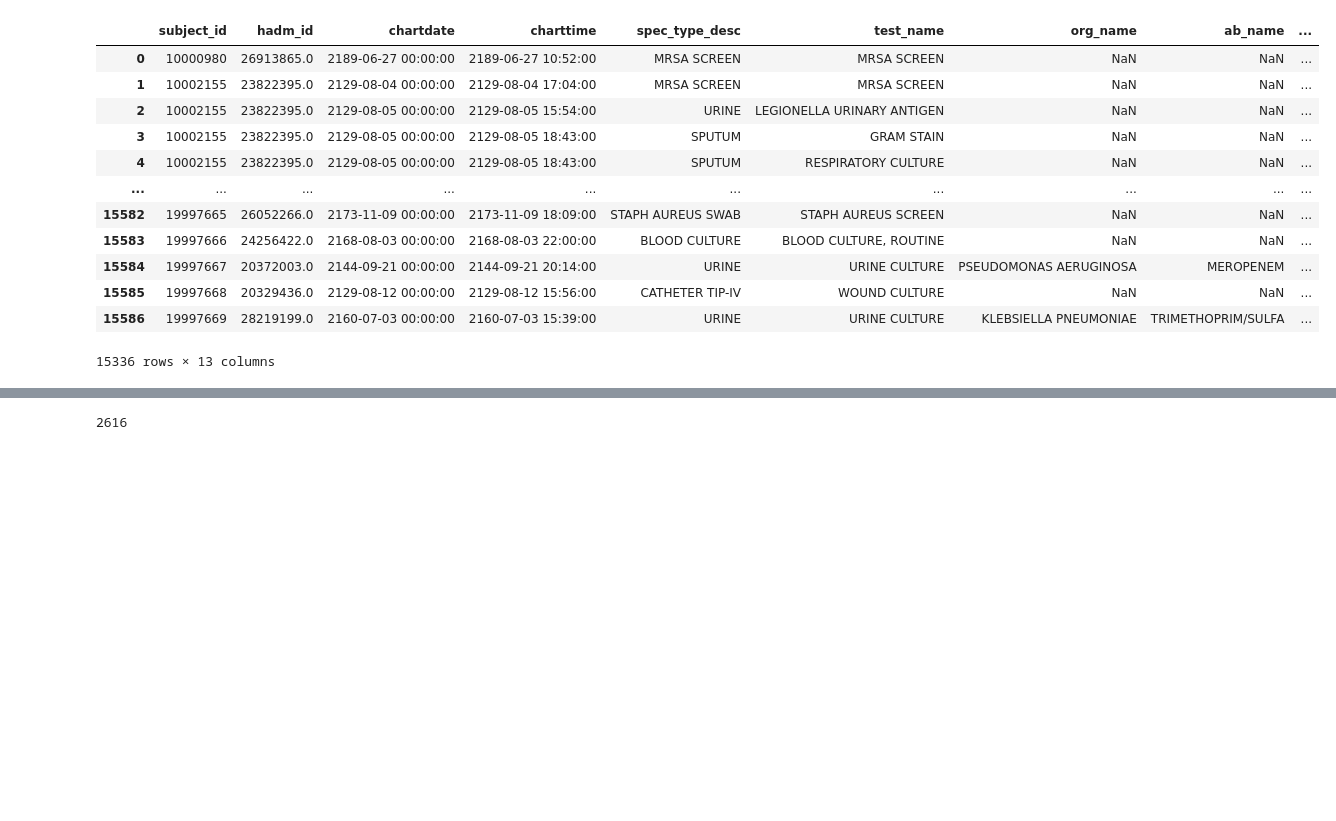
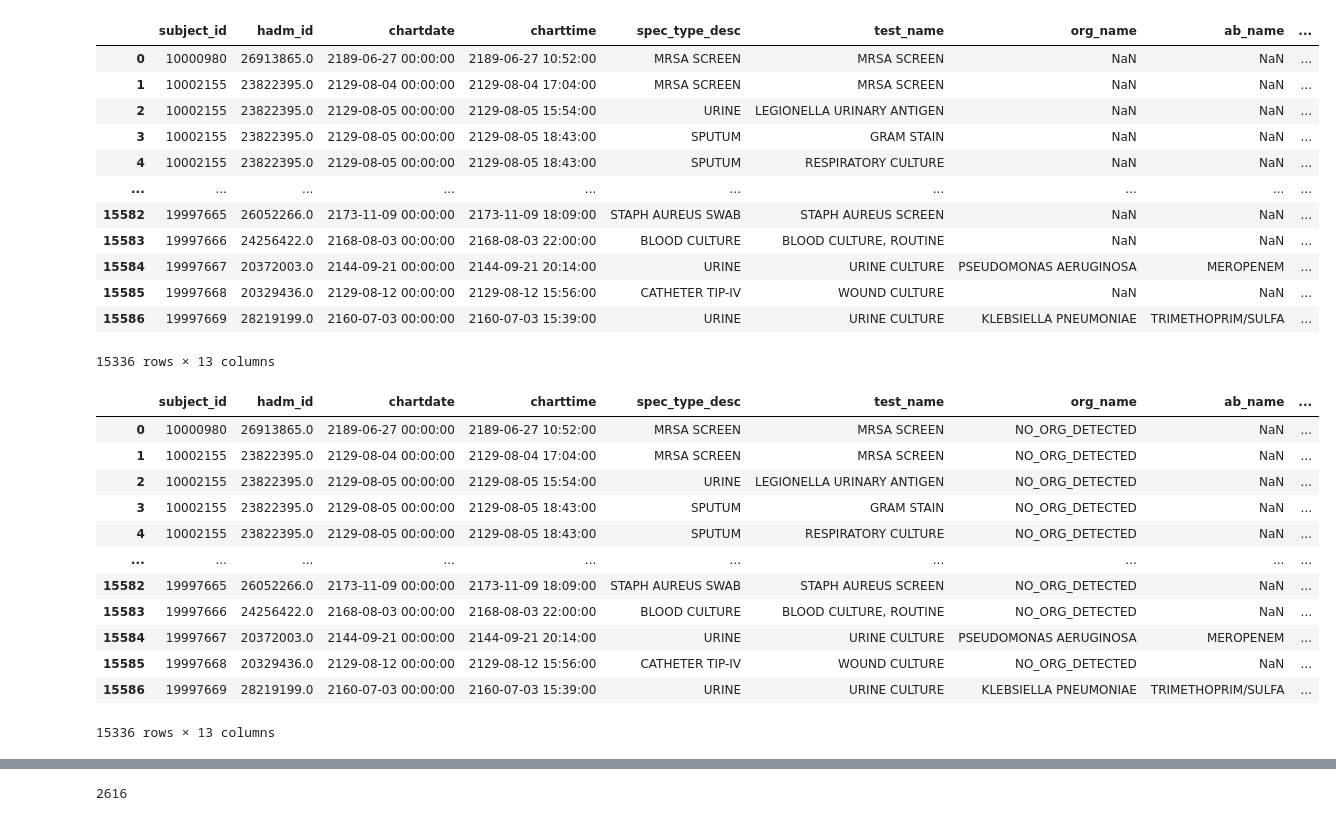
Before and after one commit to TommyTokk/DA4DH, a Jupyter notebook: notebooks/DataPreparation/data_preparation_micro_bio.ipynb, the cells around one changed output, grey strips where cells are left out. Saved outputs shown, nothing was run; the diff lists cells and outputs as text; code cells hidden in the pictures; blank space fills up the shorter version.

Commit message:
feat: Fill missing values for microbio events

```diff
--- a/notebooks/DataPreparation/data_preparation_micro_bio.ipynb
+++ b/notebooks/DataPreparation/data_preparation_micro_bio.ipynb
@@ -60,9 +60,3 @@ microBio_df
 # Drops rows where no organism has been detected
 #microBio_df = microBio_df[~microBio_df['org_name'].isna()]
 #microBio_df
-# %%
-# Fill ab_name with "NO AB TESTED"
-org_mask = microBio_df['org_name'].notna()
-ab_msk = microBio_df['ab_name'].isna()
-microBio_df.loc[org_mask & ab_msk, 'ab_name'] = "NO AB FOUND"
-microBio_df
@@ -190,3 +170,21 @@ microBio_df
 | 15585 | 19997668 | 20329436.0 | 2129-08-12 00:00:00 | 2129-08-12 15:56:00 | CATHETER TIP-IV | WOUND CULTURE | NaN | NaN | ... |
 | 15586 | 19997669 | 28219199.0 | 2160-07-03 00:00:00 | 2160-07-03 15:39:00 | URINE | URINE CULTURE | KLEBSIELLA PNEUMONIAE | TRIMETHOPRIM/SULFA | ... |
 15336 rows × 13 columns
+# %%
+# Fill the patients without organism detected with 'NO_ORG_DETECTED'
+microBio_df['org_name'] = microBio_df['org_name'].fillna('NO_ORG_DETECTED')
+microBio_df
+# %% [output]
+|  | subject_id | hadm_id | chartdate | charttime | spec_type_desc | test_name | org_name | ab_name | ... |
+| 0 | 10000980 | 26913865.0 | 2189-06-27 00:00:00 | 2189-06-27 10:52:00 | MRSA SCREEN | MRSA SCREEN | NO_ORG_DETECTED | NaN | ... |
+| 1 | 10002155 | 23822395.0 | 2129-08-04 00:00:00 | 2129-08-04 17:04:00 | MRSA SCREEN | MRSA SCREEN | NO_ORG_DETECTED | NaN | ... |
+| 2 | 10002155 | 23822395.0 | 2129-08-05 00:00:00 | 2129-08-05 15:54:00 | URINE | LEGIONELLA URINARY ANTIGEN | NO_ORG_DETECTED | NaN | ... |
+| 3 | 10002155 | 23822395.0 | 2129-08-05 00:00:00 | 2129-08-05 18:43:00 | SPUTUM | GRAM STAIN | NO_ORG_DETECTED | NaN | ... |
+| 4 | 10002155 | 23822395.0 | 2129-08-05 00:00:00 | 2129-08-05 18:43:00 | SPUTUM | RESPIRATORY CULTURE | NO_ORG_DETECTED | NaN | ... |
+| ... | ... | ... | ... | ... | ... | ... | ... | ... | ... |
+| 15582 | 19997665 | 26052266.0 | 2173-11-09 00:00:00 | 2173-11-09 18:09:00 | STAPH AUREUS SWAB | STAPH AUREUS SCREEN | NO_ORG_DETECTED | NaN | ... |
+| 15583 | 19997666 | 24256422.0 | 2168-08-03 00:00:00 | 2168-08-03 22:00:00 | BLOOD CULTURE | BLOOD CULTURE, ROUTINE | NO_ORG_DETECTED | NaN | ... |
+| 15584 | 19997667 | 20372003.0 | 2144-09-21 00:00:00 | 2144-09-21 20:14:00 | URINE | URINE CULTURE | PSEUDOMONAS AERUGINOSA | MEROPENEM | ... |
+| 15585 | 19997668 | 20329436.0 | 2129-08-12 00:00:00 | 2129-08-12 15:56:00 | CATHETER TIP-IV | WOUND CULTURE | NO_ORG_DETECTED | NaN | ... |
+| 15586 | 19997669 | 28219199.0 | 2160-07-03 00:00:00 | 2160-07-03 15:39:00 | URINE | URINE CULTURE | KLEBSIELLA PNEUMONIAE | TRIMETHOPRIM/SULFA | ... |
+15336 rows × 13 columns
```
Also changed, not shown: parts of 5 cells of this notebook, 1 other file.
